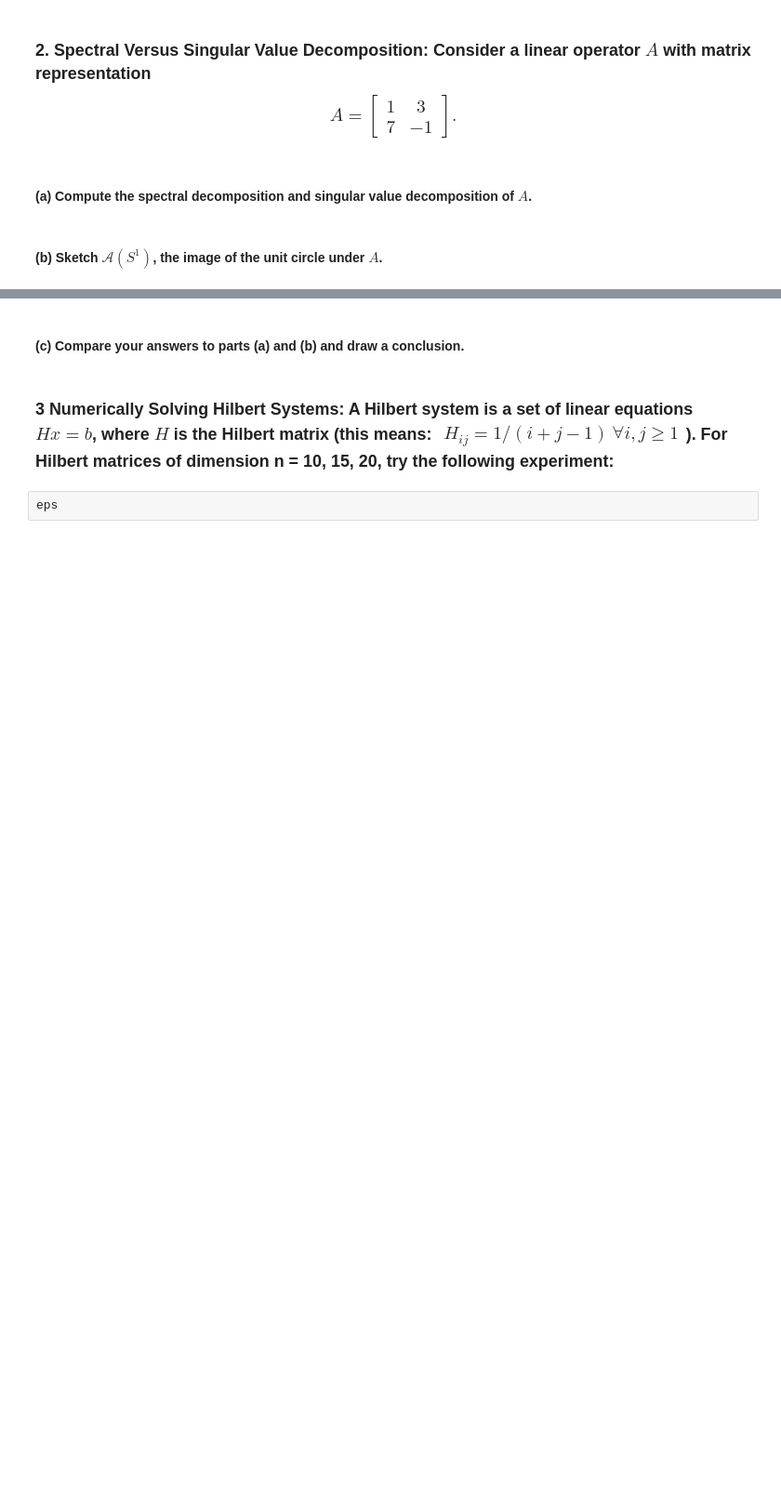
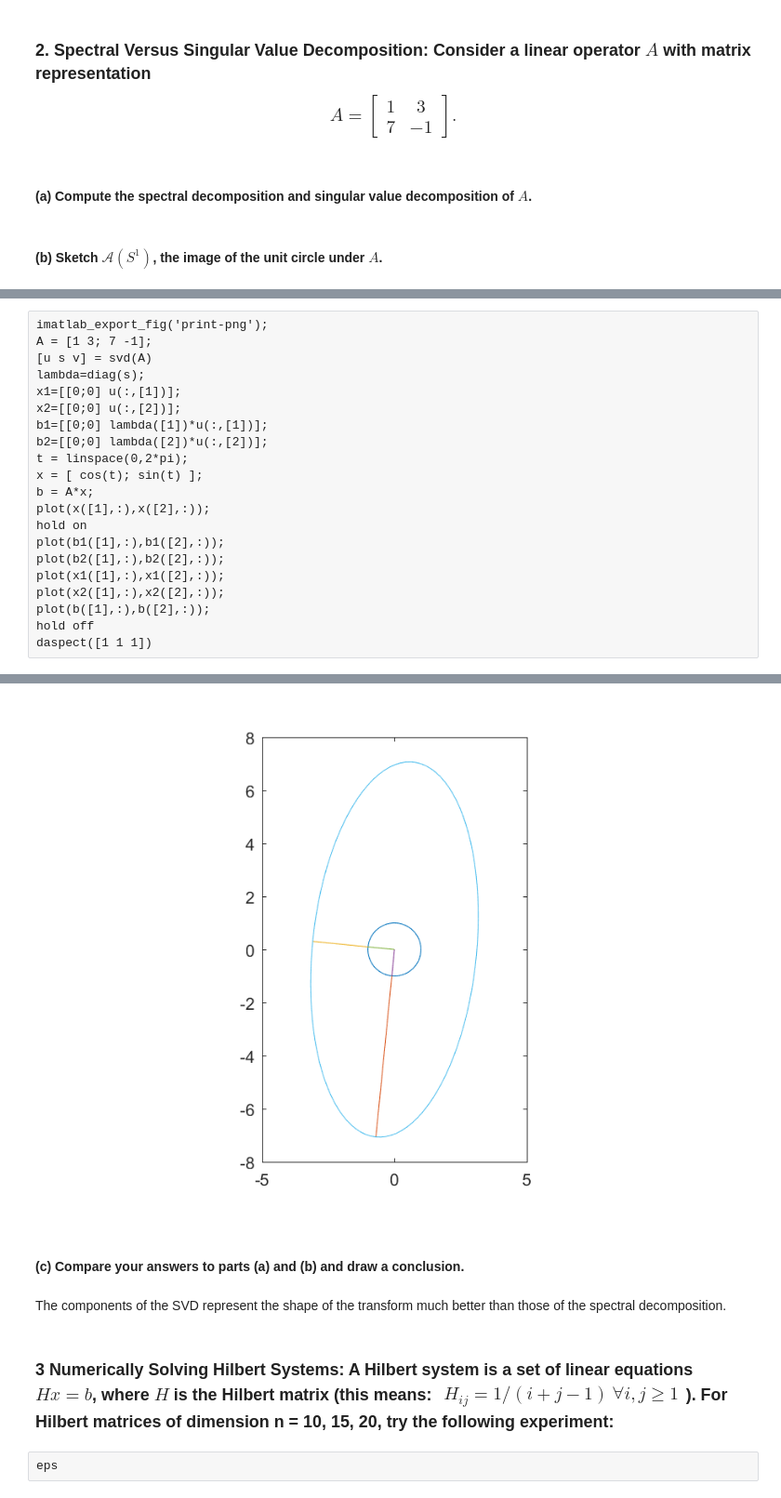
Before and after one commit to tdech001/ece601, a Jupyter notebook: tdech-hw03-ece601.ipynb, the cells around one changed output, grey strips where cells are left out. Shown at 93% size. Cells and saved outputs as stored; diff of their text form; blank space fills up the shorter version.

```diff
--- a/tdech-hw03-ece601.ipynb
+++ b/tdech-hw03-ece601.ipynb
@@ -34,0 +135,22 @@ hold off
+# %%
+imatlab_export_fig('print-png');
+A = [1 3; 7 -1];
+[u s v] = svd(A)
+lambda=diag(s);
+x1=[[0;0] u(:,[1])];
+x2=[[0;0] u(:,[2])];
+b1=[[0;0] lambda([1])*u(:,[1])];
+b2=[[0;0] lambda([2])*u(:,[2])];
+t = linspace(0,2*pi);
+x = [ cos(t); sin(t) ];
+b = A*x;
+plot(x([1],:),x([2],:));
+hold on
+plot(b1([1],:),b1([2],:));
+plot(b2([1],:),b2([2],:));
+plot(x1([1],:),x1([2],:));
+plot(x2([1],:),x2([2],:));
+plot(b([1],:),b([2],:));
+hold off
+daspect([1 1 1])
+# %% [output]
@@ -35,5 +173,8 @@ hold off
+[figure, added]
 # %% [markdown]
 #### (c) Compare your answers to parts (a) and (b) and draw a conclusion.
+# %% [markdown]
+The components of the SVD represent the shape of the transform much better than those of the spectral decomposition.
 # %% [markdown]
 ### 3 Numerically Solving Hilbert Systems: A Hilbert system is a set of linear equations $Hx = b$, where $H$ is the Hilbert matrix (this means: $\begin{align}H_{ij} = 1/(i+j −1) & \forall i, j ≥ 1\end{align}$). For Hilbert matrices of dimension n = 10, 15, 20, try the following experiment:
 # %%
```
Also changed, not shown: parts of 10 cells of this notebook.
